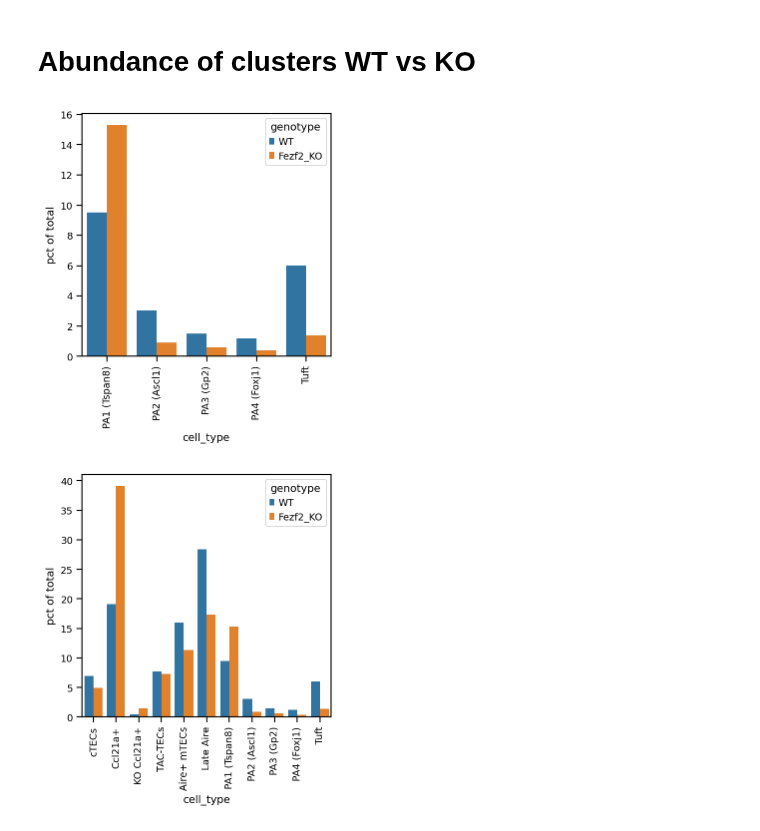
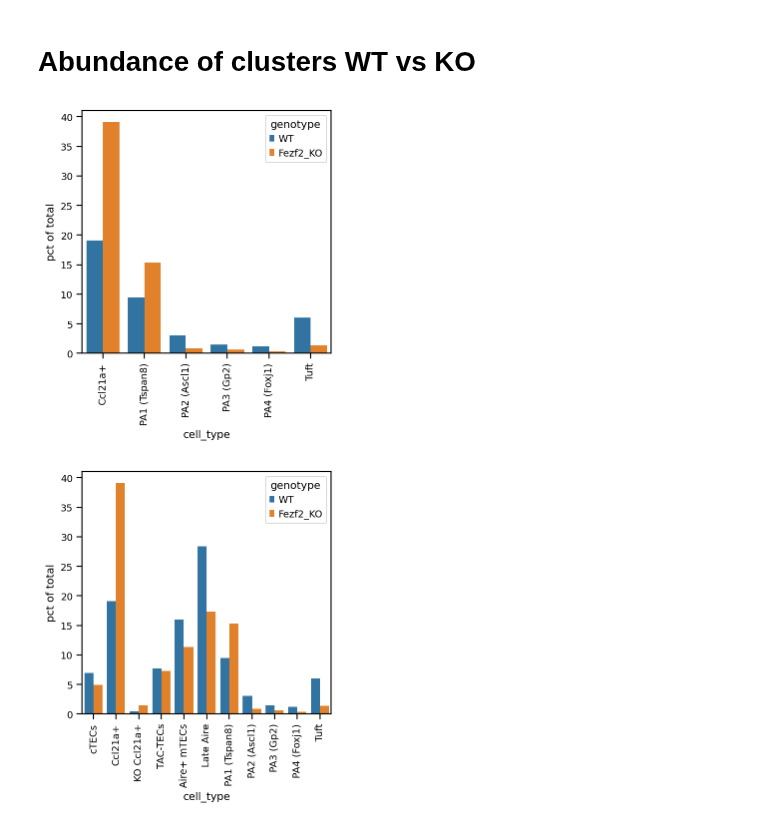
Before and after one commit to j-germino/M-cells, a Jupyter notebook: code/WT_Fezf2KO_thymus/WT_KO_differential_abundances.ipynb, the cells around one changed output. Drawn from its saved outputs; the diff is of its cells as text; code cells hidden in the pictures.

Commit message:
fix figures

```diff
--- a/code/WT_Fezf2KO_thymus/WT_KO_differential_abundances.ipynb
+++ b/code/WT_Fezf2KO_thymus/WT_KO_differential_abundances.ipynb
@@ -32,27 +32,27 @@ Name: genotype, dtype: int64
 # %%
 koData = adata[(adata.obs.genotype == "Fezf2_KO")]
 wtData = adata[(adata.obs.genotype == "WT")]
 abundances = pd.DataFrame()
 for cellType in adata.obs.cell_type.unique():
     fracKO = len(koData[koData.obs.cell_type == cellType])/len(koData)*100
     fracWT = len(wtData[wtData.obs.cell_type == cellType])/len(wtData)*100
     data=pd.DataFrame([[fracWT, "WT", cellType], [fracKO, "Fezf2_KO", cellType]], columns=["pct of total", "genotype", "cell_type"])
     abundances = pd.concat([abundances, data])
-abundances = abundances[abundances.cell_type.isin(["PA1 (Tspan8)", "PA2 (Ascl1)", "PA3 (Gp2)", "PA4 (Foxj1)", "Tuft"])].copy()
+abundances = abundances[abundances.cell_type.isin(["Ccl21a+", "PA1 (Tspan8)", "PA2 (Ascl1)", "PA3 (Gp2)", "PA4 (Foxj1)", "Tuft"])].copy()
 abundances.cell_type = abundances.cell_type.astype("category")
 abundances.cell_type.cat.remove_unused_categories()
-abundances.cell_type.cat.reorder_categories(["PA1 (Tspan8)", "PA2 (Ascl1)", "PA3 (Gp2)", "PA4 (Foxj1)", "Tuft"], inplace=True)
+abundances.cell_type.cat.reorder_categories(["Ccl21a+", "PA1 (Tspan8)", "PA2 (Ascl1)", "PA3 (Gp2)", "PA4 (Foxj1)", "Tuft"], inplace=True)
 sns.barplot(
     data=abundances,
     x="cell_type",
     y="pct of total",
     hue="genotype",
 )
 plt.xticks(rotation = 90)
 plt.savefig("/mnt/f/M-cells/analysis/Paper figs/Fig 3 (Fezf2 KO)/3C_susbet_differential_abundance.pdf", dpi=300, bbox_inches="tight")
 plt.show()
 # %% [output]
-[figure, old version]
+[figure, new version]
 # %%
 koData = adata[(adata.obs.genotype == "Fezf2_KO")]
 wtData = adata[(adata.obs.genotype == "WT")]
```
Also changed, not shown: parts of 1 cell of this notebook, 3 other files.
